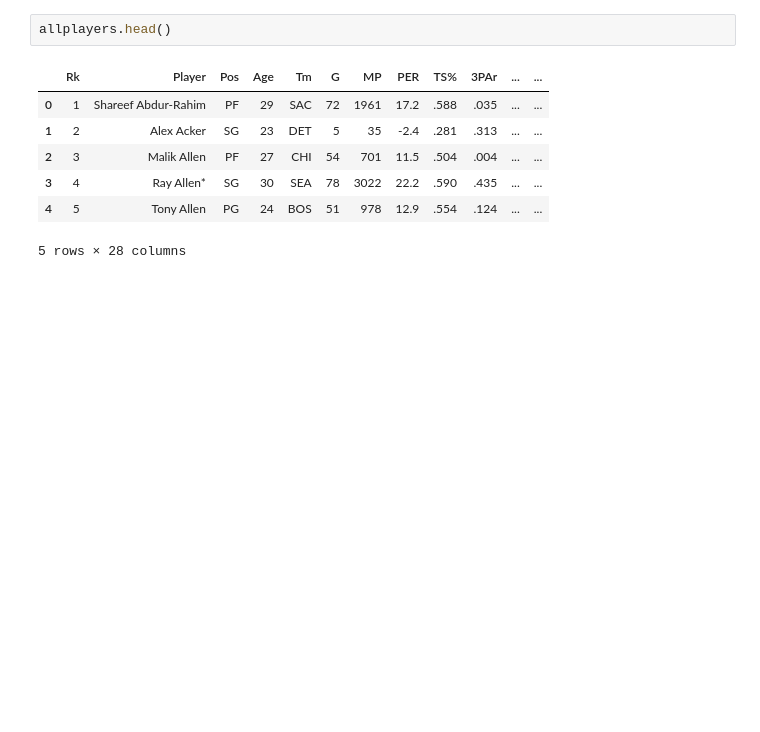
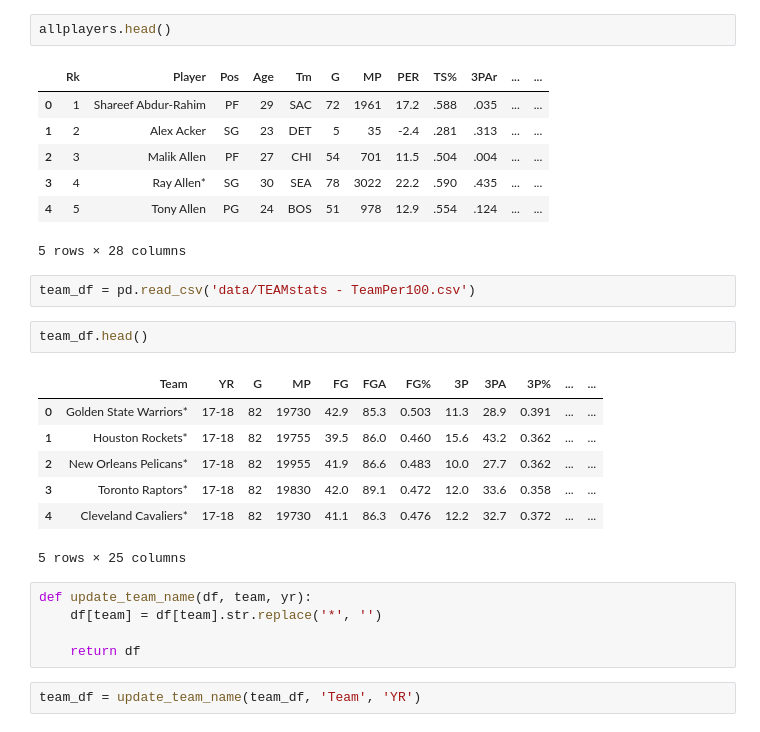
Before and after one commit to dmacUT/nba-final4-projections, a Jupyter notebook: NBAplayerdata.ipynb, the cells around one changed output. Drawn from its saved outputs; the diff is of its cells as text; blank space fills up the shorter version.

```diff
--- a/NBAplayerdata.ipynb
+++ b/NBAplayerdata.ipynb
@@ -132,3 +132,22 @@ allplayers.head()
 | 3 | 4 | Ray Allen* | SG | 30 | SEA | 78 | 3022 | 22.2 | .590 | .435 | ... | ... |
 | 4 | 5 | Tony Allen | PG | 24 | BOS | 51 | 978 | 12.9 | .554 | .124 | ... | ... |
 5 rows × 28 columns
+# %%
+team_df = pd.read_csv('data/TEAMstats - TeamPer100.csv')
+# %%
+team_df.head()
+# %% [output]
+|  | Team | YR | G | MP | FG | FGA | FG% | 3P | 3PA | 3P% | ... | ... |
+| 0 | Golden State Warriors* | 17-18 | 82 | 19730 | 42.9 | 85.3 | 0.503 | 11.3 | 28.9 | 0.391 | ... | ... |
+| 1 | Houston Rockets* | 17-18 | 82 | 19755 | 39.5 | 86.0 | 0.460 | 15.6 | 43.2 | 0.362 | ... | ... |
+| 2 | New Orleans Pelicans* | 17-18 | 82 | 19955 | 41.9 | 86.6 | 0.483 | 10.0 | 27.7 | 0.362 | ... | ... |
+| 3 | Toronto Raptors* | 17-18 | 82 | 19830 | 42.0 | 89.1 | 0.472 | 12.0 | 33.6 | 0.358 | ... | ... |
+| 4 | Cleveland Cavaliers* | 17-18 | 82 | 19730 | 41.1 | 86.3 | 0.476 | 12.2 | 32.7 | 0.372 | ... | ... |
+5 rows × 25 columns
+# %%
+def update_team_name(df, team, yr):
+    df[team] = df[team].str.replace('*', '')
+
+    return df
+# %%
+team_df = update_team_name(team_df, 'Team', 'YR')
```
Also changed, not shown: parts of 13 cells of this notebook.
